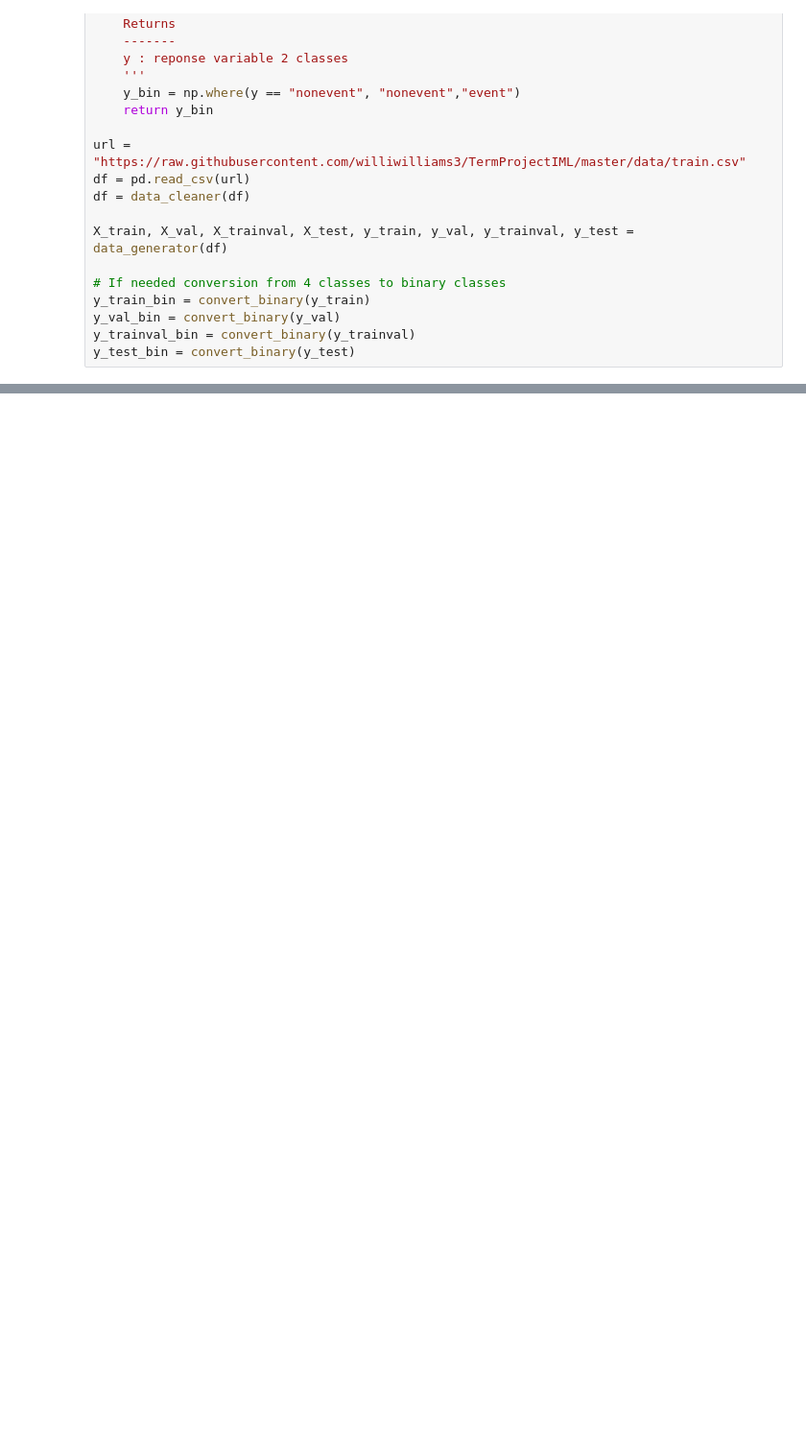
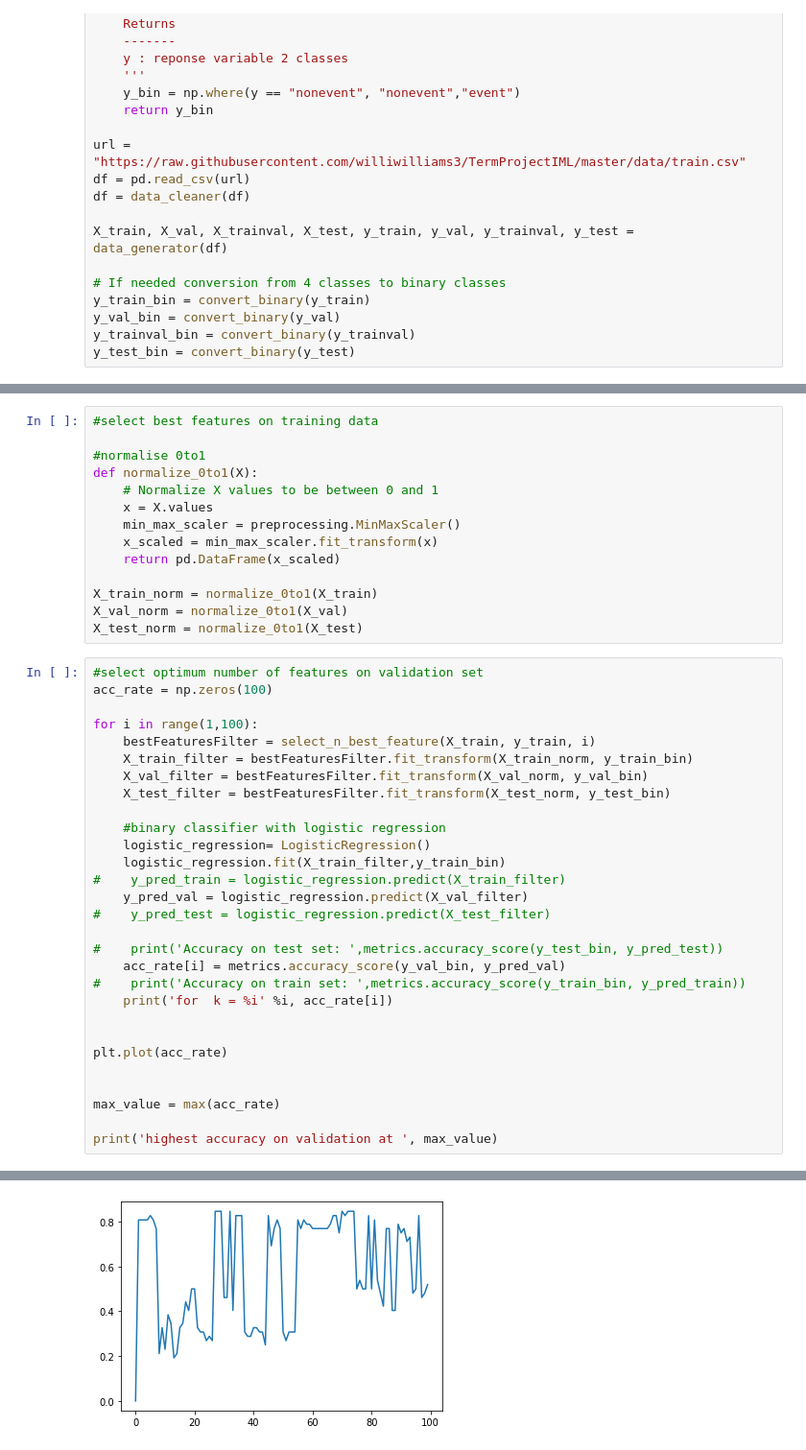
Before and after one commit to williwilliams3/TermProjectIML, a Jupyter notebook: Logistic_Regression_Stratified.ipynb, the cells around one changed output, grey strips where cells are left out. Shown: that part at 96% size. Drawn from its saved outputs; the diff is of its cells as text; blank space fills up the shorter version.

```diff
--- a/Logistic_Regression_Stratified.ipynb
+++ b/Logistic_Regression_Stratified.ipynb
@@ -117,0 +165,44 @@ Text(0.5, 0, 'Linear Response')
+# %%
+#select best features on training data
+
+#normalise 0to1
+def normalize_0to1(X):
+    # Normalize X values to be between 0 and 1
+    x = X.values
+    min_max_scaler = preprocessing.MinMaxScaler()
+    x_scaled = min_max_scaler.fit_transform(x)
+    return pd.DataFrame(x_scaled)
+
+X_train_norm = normalize_0to1(X_train)
+X_val_norm = normalize_0to1(X_val)
+X_test_norm = normalize_0to1(X_test)
+# %%
+#select optimum number of features on validation set
+acc_rate = np.zeros(100)
+
+for i in range(1,100):
+    bestFeaturesFilter = select_n_best_feature(X_train, y_train, i)
+    X_train_filter = bestFeaturesFilter.fit_transform(X_train_norm, y_train_bin)
+    X_val_filter = bestFeaturesFilter.fit_transform(X_val_norm, y_val_bin)
+    X_test_filter = bestFeaturesFilter.fit_transform(X_test_norm, y_test_bin)
+
+    #binary classifier with logistic regression
+    logistic_regression= LogisticRegression()
+    logistic_regression.fit(X_train_filter,y_train_bin)
+#    y_pred_train = logistic_regression.predict(X_train_filter)
+    y_pred_val = logistic_regression.predict(X_val_filter)
+#    y_pred_test = logistic_regression.predict(X_test_filter)
+
+#    print('Accuracy on test set: ',metrics.accuracy_score(y_test_bin, y_pred_test))
+    acc_rate[i] = metrics.accuracy_score(y_val_bin, y_pred_val)
+#    print('Accuracy on train set: ',metrics.accuracy_score(y_train_bin, y_pred_train))
+    print('for  k = %i' %i, acc_rate[i])
+
+
+plt.plot(acc_rate)
+
+
+max_value = max(acc_rate)
+
+print('highest accuracy on validation at ', max_value)
+# %% [output]
@@ -117,0 +226 @@ Text(0.5, 0, 'Linear Response')
+[figure, added]
```
Also changed, not shown: parts of 7 cells of this notebook, 1 other file.
